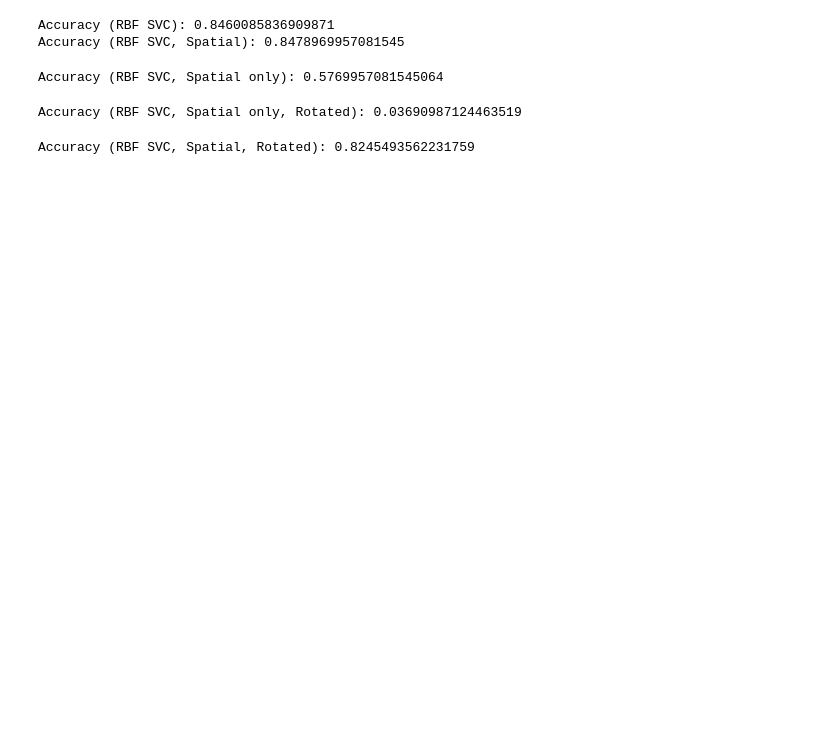
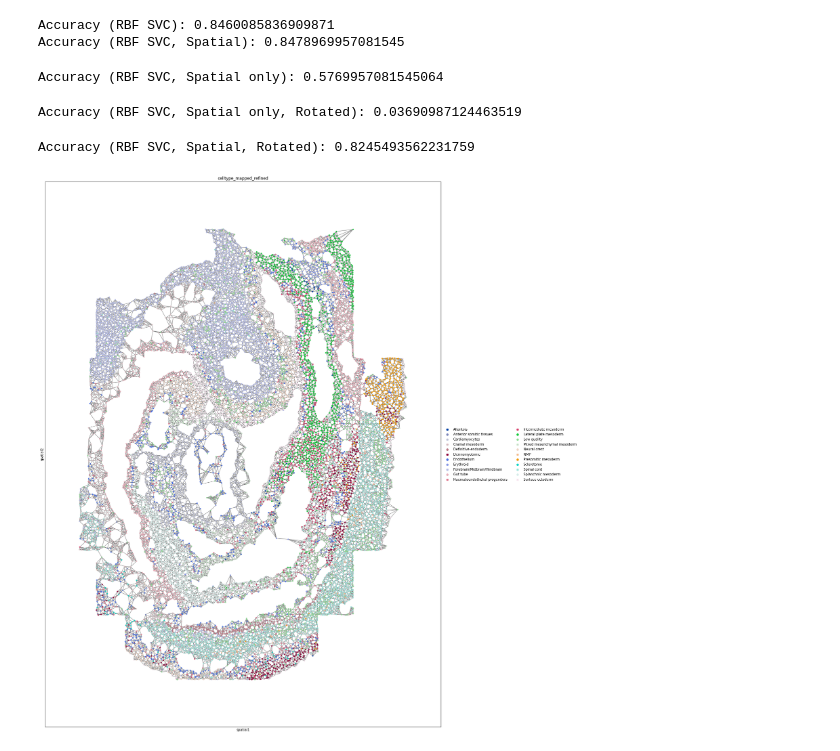
Before and after one commit to pmollbernardes/L45-MiniProject, a Jupyter notebook: seqfish_test.ipynb, the cells around one changed output. Cells and saved outputs as stored; diff of their text form; code cells hidden in the pictures; blank space fills up the shorter version.

Commit message:
Visualize cell-cell graph

```diff
--- a/seqfish_test.ipynb
+++ b/seqfish_test.ipynb
@@ -118,0 +112,18 @@ train(model, data, train_mask, test_mask)
+# %%
+import matplotlib.pyplot as plt
+
+plt.rcParams["figure.figsize"] = (30, 30)
+
+sc.pl.spatial(
+    adata,
+    color="celltype_mapped_refined",
+    neighbors_key="spatial_neighbors",
+    spot_size=0.1,
+    size=0.2,
+    edges=True,
+    edges_width=1,
+    img_key=None,
+    show=True
+)
+# %% [output]
+[figure, added]
```
Also changed, not shown: parts of 7 cells of this notebook.
